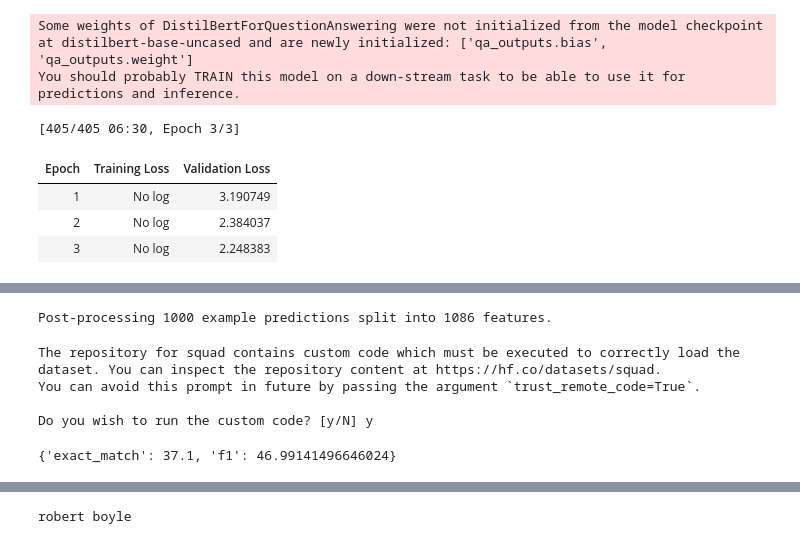
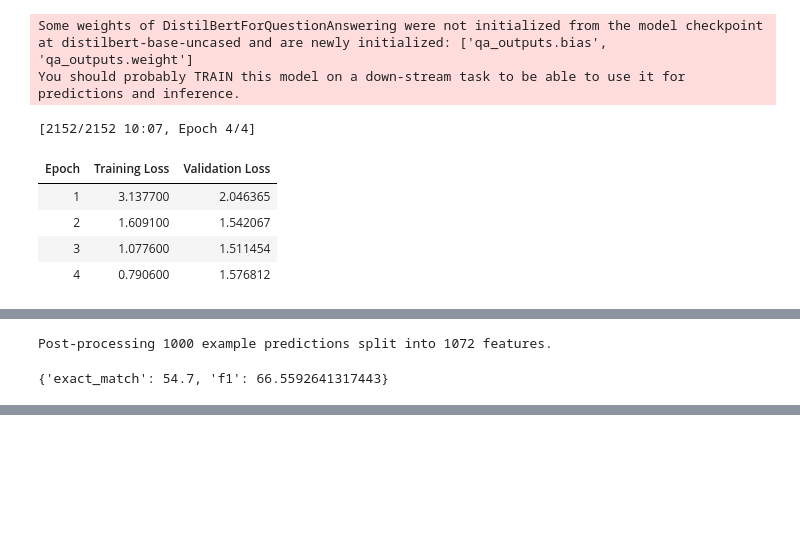
Before and after one commit to Shubhanker01/RepositoryNo1, a Jupyter notebook: questionAnswering.ipynb, the cells around one changed output, grey strips where cells are left out. Drawn from its saved outputs; the diff is of its cells as text; code cells hidden in the pictures; blank space fills up the shorter version.

```diff
--- a/questionAnswering.ipynb
+++ b/questionAnswering.ipynb
@@ -169,38 +163,39 @@ args = TrainingArguments(
     per_device_train_batch_size=batch_size,
     per_device_eval_batch_size=batch_size,
     # no of training epochs
-    num_train_epochs=3,
+    num_train_epochs=4,
     weight_decay=0.01,
     push_to_hub=False
 )
 
 # data collector
 from transformers import default_data_collator
 data_collator = default_data_collator
 
 # passing our datasets to the trainer
 trainer = Trainer(
     model,
     args,
     train_dataset=tokenized_datasets["train"],
     eval_dataset=tokenized_datasets["test"],
     data_collator=data_collator,
     tokenizer=tokenizer,
 )
 
 # fine tuning our model with train method
 trainer.train()
 
 # saving our model
 trainer.save_model('my-model')
 # %% [output]
 Some weights of DistilBertForQuestionAnswering were not initialized from the model checkpoint at distilbert-base-uncased and are newly initialized: ['qa_outputs.bias', 'qa_outputs.weight']
 You should probably TRAIN this model on a down-stream task to be able to use it for predictions and inference.
-[405/405 06:30, Epoch 3/3]
+[2152/2152 10:07, Epoch 4/4]
 | Epoch | Training Loss | Validation Loss |
-| 1 | No log | 3.190749 |
-| 2 | No log | 2.384037 |
-| 3 | No log | 2.248383 |
+| 1 | 3.137700 | 2.046365 |
+| 2 | 1.609100 | 1.542067 |
+| 3 | 1.077600 | 1.511454 |
+| 4 | 0.790600 | 1.576812 |
 # %%
 # evaluation of our model
 import torch
@@ -434,12 +429,8 @@ formatted_predictions = [{"id": k, "prediction_text": v} for k, v in final_predi
 references = [{"id": ex["id"], "answers": ex["answers"]} for ex in datasets["test"]]
 metric.compute(predictions=formatted_predictions, references=references)
 # %% [output]
-Post-processing 1000 example predictions split into 1086 features.
+Post-processing 1000 example predictions split into 1072 features.
-The repository for squad contains custom code which must be executed to correctly load the dataset. You can inspect the repository content at https://hf.co/datasets/squad.
-You can avoid this prompt in future by passing the argument `trust_remote_code=True`.
-
-Do you wish to run the custom code? [y/N] y
+{'exact_match': 54.7, 'f1': 66.5592641317443}
-{'exact_match': 37.1, 'f1': 46.99141496646024}
 # %%
 !pip install flask-ngrok3
 !pip install pyngrok
@@ -462,57 +453,3 @@ Requirement already satisfied: PyYAML>=5.1 in /usr/local/lib/python3.10/dist-pac
 Installing collected packages: pyngrok
 Successfully installed pyngrok-7.1.6
 Authtoken saved to configuration file: /root/.config/ngrok/ngrok.yml
-# %%
-# importing flask
-# from flask import Flask,request,jsonify,make_response
-# from flask_ngrok3 import run_with_ngrok,get_host
-
-
-# predictions
-from transformers import AutoTokenizer
-import torch
-from transformers import AutoModelForQuestionAnswering
-context = """Oxygen is a chemical element with symbol O and atomic number 8. It is a member of the chalcogen group on the periodic table and is a highly reactive nonmetal and oxidizing agent that readily forms compounds (notably oxides) with most elements. By mass, oxygen is the third-most abundant element in the universe, after hydrogen and helium. At standard temperature and pressure, two atoms of the element bind to form dioxygen, a colorless and odorless diatomic gas with the formula O
-2. Diatomic oxygen gas constitutes 20.8% of the Earth's atmosphere. However, monitoring of atmospheric oxygen levels show a global downward trend, because of fossil-fuel burning. Oxygen is the most abundant element by mass in the Earth's crust as part of oxide compounds such as silicon dioxide, making up almost half of the crust's mass. In the late 17th century, Robert Boyle proved that air is necessary for combustion. English chemist John Mayow (1641–1679) refined this work by showing that fire requires only a part of air that he called spiritus nitroaereus or just nitroaereus. In one experiment he found that placing either a mouse or a lit candle in a closed container over water caused the water to rise and replace one-fourteenth of the air's volume before extinguishing the subjects. From this he surmised that nitroaereus is consumed in both respiration and combustion."""
-
-# creating function to predict the answer
-def predict(question,context):
-  tokenizer = AutoTokenizer.from_pretrained("my-model")
-  inputs = tokenizer(question, context, return_tensors="pt")
-  model = AutoModelForQuestionAnswering.from_pretrained("my-model")
-  with torch.no_grad():
-     outputs = model(**inputs)
-  answer_start_index = outputs.start_logits.argmax()
-  answer_end_index = outputs.end_logits.argmax()
-  predict_answer_tokens = inputs.input_ids[0, answer_start_index : answer_end_index + 1]
-  return tokenizer.decode(predict_answer_tokens)
-
-res = predict('Who proved that air is necessary for combustion?',context)
-print(res)
-# setting up flask api
-# app = Flask(__name__)
-# run_with_ngrok(app)
-
-# @app.route('/')
-# def hello():
-#   return {'name':'shub'}
-
-# @app.route('/home')
-# def home():
-#   return "Welcome home"
-
-# @app.route('/question',methods=['POST'])
-# def question():
-#   data = request.get_json()
-#   question = data['ques']
-#   ans = predict(question,context)
-#   return ans
-
-# def get_ngrok_host():
-#   print(f"ngrok_host is {get_host()}")
-
-# app.before_first_request(get_ngrok_host)
-
-# app.run(host='0.0.0.0')
-# %% [output]
-robert boyle
```
Also changed, not shown: parts of 2 cells of this notebook.
